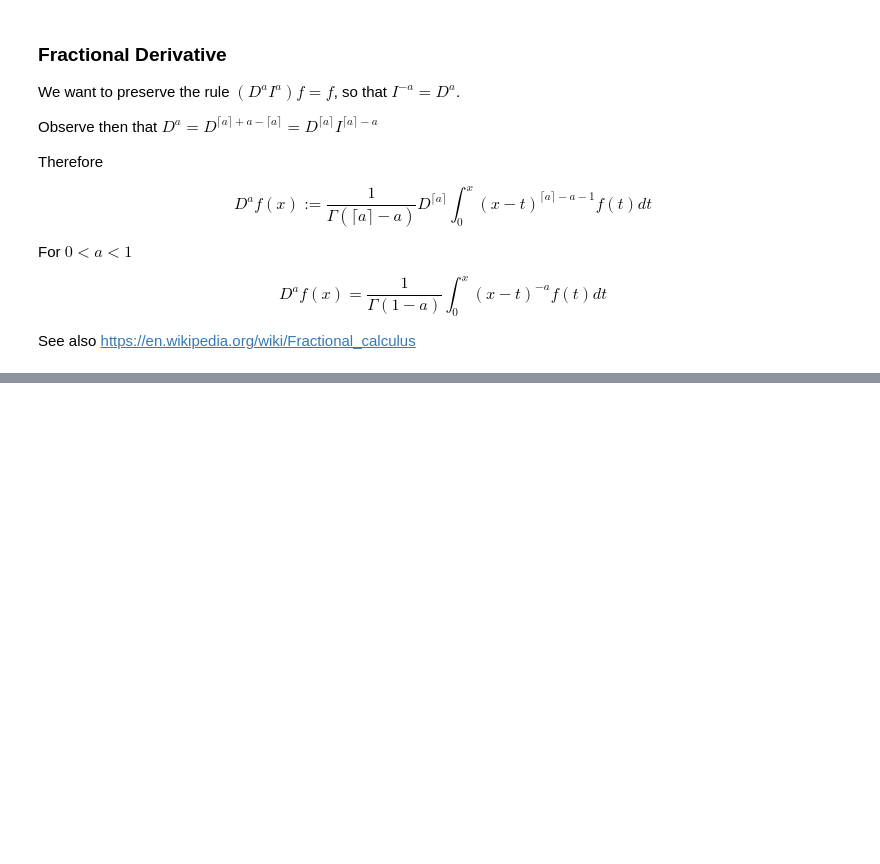
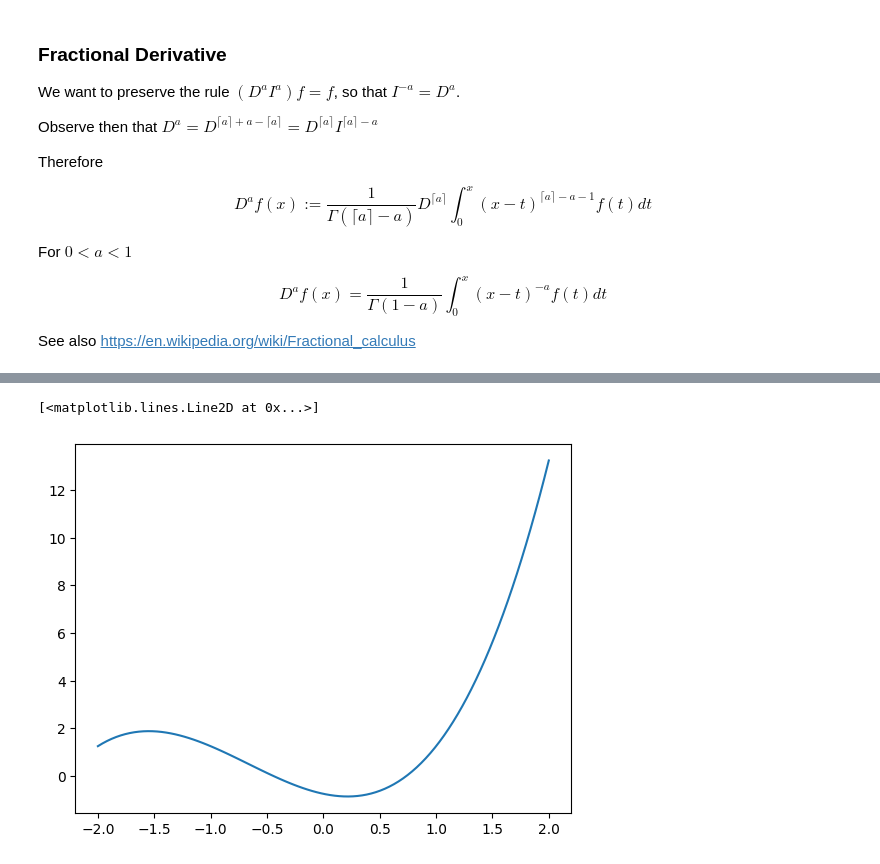
Before and after one commit to algorythmist/computational-physics, a Jupyter notebook: fractional-calculus.ipynb, the cells around one changed output, grey strips where cells are left out. Saved outputs shown, nothing was run; the diff lists cells and outputs as text; code cells hidden in the pictures; blank space fills up the shorter version.

```diff
--- a/fractional-calculus.ipynb
+++ b/fractional-calculus.ipynb
@@ -82,0 +109,7 @@ See also https://en.wikipedia.org/wiki/Fractional_calculus
+# %%
+p2 = p+0.5*p.deriv()
+# %%
+plot_polynomial(p2)
+# %% [output]
+[<matplotlib.lines.Line2D at 0x...>]
+[figure, added]
```
Also changed, not shown: parts of 9 cells of this notebook, 4 other files.
